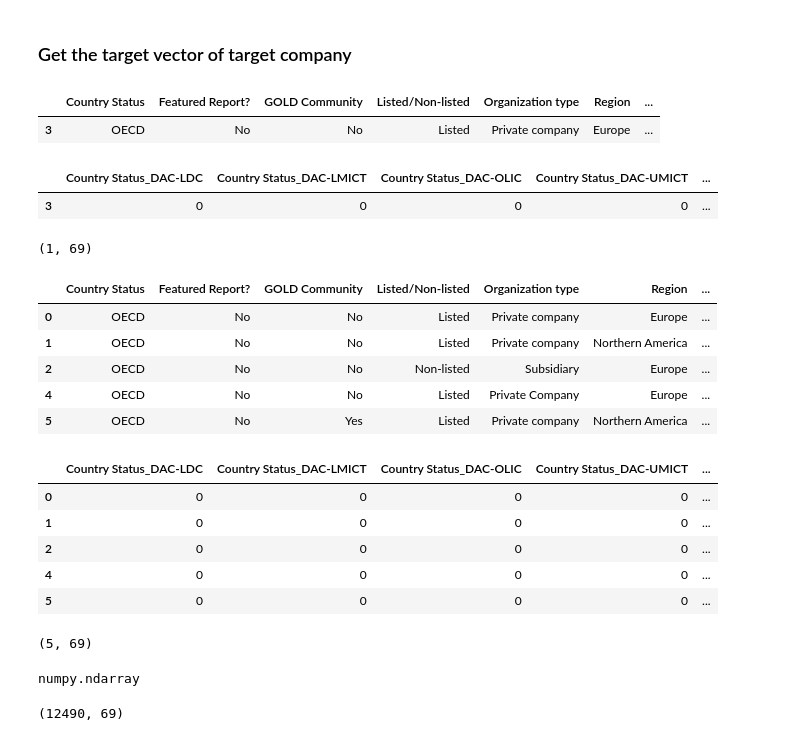
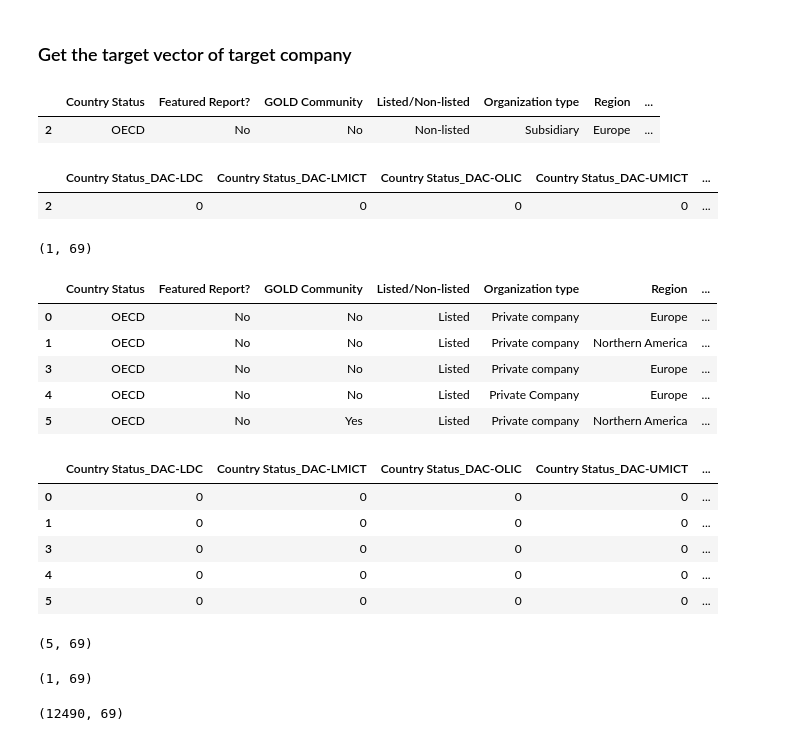
Before and after one commit to Asianatix/Company_Recommendation_System, a Jupyter notebook: Capstone_Project_To_Trong_Kien.ipynb, the cells around one changed output. Drawn from its saved outputs; the diff is of its cells as text; code cells hidden in the pictures.

```diff
--- a/Capstone_Project_To_Trong_Kien.ipynb
+++ b/Capstone_Project_To_Trong_Kien.ipynb
@@ -391,7 +391,7 @@ Note: Implement an API/function to query for Top 5 similar company given an targ
 ### Get information of a specific company
 # %%
 #@title Write down a company name
-company_name = "Electrolux" #@param {type:"string"}
+company_name = "British Airways" #@param {type:"string"}
 # %%
 if(company_name in dup_raw_df['Name'].values):
     print('The Company is founded!')
@@ -450,41 +450,44 @@ def get_code_df(dataframe,df_type):
         target_vector = target_features_df[target_features_df.columns[dataframe_ori_cols:]]
         return dataframe_clean, dataframe_clean.head(), target_vector, target_vector.head()
 
-    if(df_type == 'remaining'):
+    if(df_type == 'the rest'):
         # One-hot-encoding
         token_dataframe = dataframe_clean.copy()
         for feature in dataframe_clean.columns:
             dfDummies = pd.get_dummies(dataframe_clean[feature], prefix = feature)
             token_dataframe = pd.concat([token_dataframe, dfDummies], axis=1)
 
+        # Get the full dataframe for the last step
+        full_df = token_dataframe
+
         # Take only the columns which have been one-hot-encoded
         token_df = token_dataframe[token_dataframe.columns[dataframe_ori_cols:]]
-        return dataframe_clean, dataframe_clean.head(), token_df, token_df.head()
+        return dataframe_clean, dataframe_clean.head(), token_df, token_df.head(), full_df
 # %%
 # preview target company
 target_company, prv_target_company, encoded_target_company, prv_encoded_target_company = get_code_df(target_company_df, df_type='target')
 display(prv_target_company, prv_encoded_target_company, prv_encoded_target_company.shape)
 # %% [output]
 |  | Country Status | Featured Report? | GOLD Community | Listed/Non-listed | Organization type | Region | ... |
-| 3 | OECD | No | No | Listed | Private company | Europe | ... |
+| 2 | OECD | No | No | Non-listed | Subsidiary | Europe | ... |
 |  | Country Status_DAC-LDC | Country Status_DAC-LMICT | Country Status_DAC-OLIC | Country Status_DAC-UMICT | ... |
-| 3 | 0 | 0 | 0 | 0 | ... |
+| 2 | 0 | 0 | 0 | 0 | ... |
 (1, 69)
 # %%
 # preview other companies
-other_companies, prv_other_companies, encoded_other_companies, prv_encoded_other_companies = get_code_df(other_companies_df, df_type='remaining')
+other_companies, prv_other_companies, encoded_other_companies, prv_encoded_other_companies, df_for_last_step = get_code_df(other_companies_df, df_type='the rest')
 display(prv_other_companies, prv_encoded_other_companies, prv_encoded_other_companies.shape)
 # %% [output]
 |  | Country Status | Featured Report? | GOLD Community | Listed/Non-listed | Organization type | Region | ... |
 | 0 | OECD | No | No | Listed | Private company | Europe | ... |
 | 1 | OECD | No | No | Listed | Private company | Northern America | ... |
-| 2 | OECD | No | No | Non-listed | Subsidiary | Europe | ... |
+| 3 | OECD | No | No | Listed | Private company | Europe | ... |
 | 4 | OECD | No | No | Listed | Private Company | Europe | ... |
 | 5 | OECD | No | Yes | Listed | Private company | Northern America | ... |
 |  | Country Status_DAC-LDC | Country Status_DAC-LMICT | Country Status_DAC-OLIC | Country Status_DAC-UMICT | ... |
 | 0 | 0 | 0 | 0 | 0 | ... |
 | 1 | 0 | 0 | 0 | 0 | ... |
-| 2 | 0 | 0 | 0 | 0 | ... |
+| 3 | 0 | 0 | 0 | 0 | ... |
 | 4 | 0 | 0 | 0 | 0 | ... |
 | 5 | 0 | 0 | 0 | 0 | ... |
 (5, 69)
@@ -492,7 +495,7 @@ display(prv_other_companies, prv_encoded_other_companies, prv_encoded_other_comp
 target_vector_69 = encoded_target_company.to_numpy(dtype=np.float32, copy=True)
 target_vector_69.shape
 # %% [output]
-numpy.ndarray
+(1, 69)
 # %%
 other_vectors_69 = encoded_other_companies.to_numpy(dtype=np.float32, copy=True)
 other_vectors_69.shape
```
Also changed, not shown: parts of 29 cells of this notebook.
